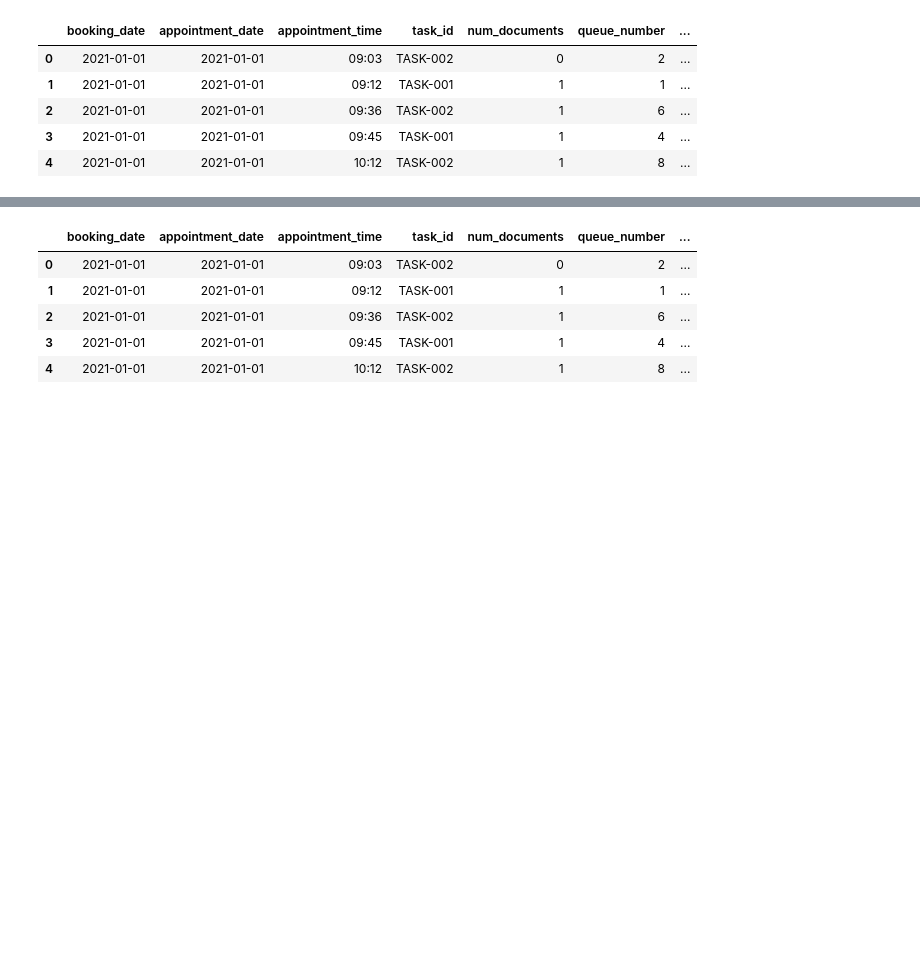
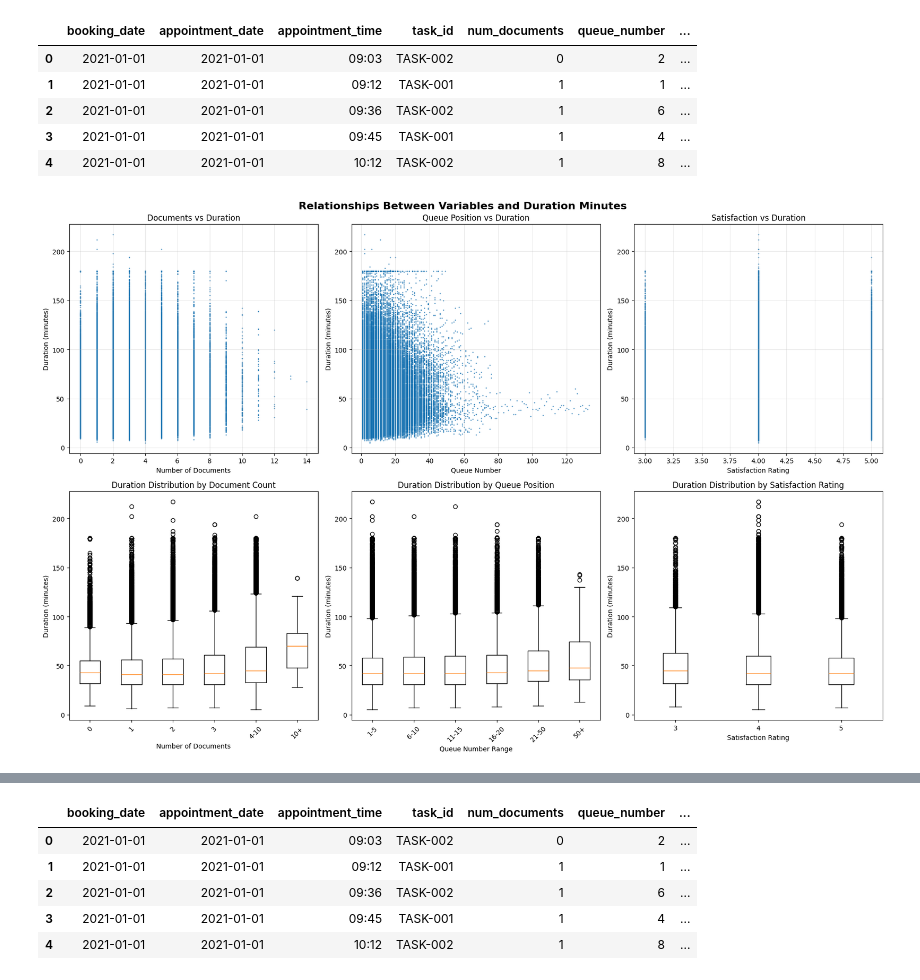
Before and after one commit to nithilanimraka/predict_smartgov_ml, a Jupyter notebook: feature_encoding.ipynb, the cells around one changed output, grey strips where cells are left out. Cells and saved outputs as stored; diff of their text form; code cells hidden in the pictures; blank space fills up the shorter version.

```diff
--- a/feature_encoding.ipynb
+++ b/feature_encoding.ipynb
@@ -62,3 +62,86 @@ df.head()
 | 2 | 2021-01-01 | 2021-01-01 | 09:36 | TASK-002 | 1 | 6 | ... |
 | 3 | 2021-01-01 | 2021-01-01 | 09:45 | TASK-001 | 1 | 4 | ... |
 | 4 | 2021-01-01 | 2021-01-01 | 10:12 | TASK-002 | 1 | 8 | ... |
+# %%
+df_analysis = pd.read_csv('data/processed/bookings_Binnings_Handled.csv')
+
+# Create comprehensive visualizations for relationships with duration_minutes
+plt.style.use('default')
+fig, axes = plt.subplots(2, 3, figsize=(18, 12))
+fig.suptitle('Relationships Between Variables and Duration Minutes', fontsize=16, fontweight='bold')
+
+# 1. Scatter plot: num_documents vs duration_minutes
+axes[0, 0].scatter(df_analysis['num_documents'], df_analysis['duration_minutes'], alpha=0.6, s=1)
+axes[0, 0].set_xlabel('Number of Documents')
+axes[0, 0].set_ylabel('Duration (minutes)')
+axes[0, 0].set_title('Documents vs Duration')
+axes[0, 0].grid(True, alpha=0.3)
+
+# 2. Scatter plot: queue_number vs duration_minutes
+axes[0, 1].scatter(df_analysis['queue_number'], df_analysis['duration_minutes'], alpha=0.6, s=1)
+axes[0, 1].set_xlabel('Queue Number')
+axes[0, 1].set_ylabel('Duration (minutes)')
+axes[0, 1].set_title('Queue Position vs Duration')
+axes[0, 1].grid(True, alpha=0.3)
+
+# 3. Scatter plot: satisfaction_rating vs duration_minutes
+axes[0, 2].scatter(df_analysis['satisfaction_rating'], df_analysis['duration_minutes'], alpha=0.6, s=1)
+axes[0, 2].set_xlabel('Satisfaction Rating')
+axes[0, 2].set_ylabel('Duration (minutes)')
+axes[0, 2].set_title('Satisfaction vs Duration')
+axes[0, 2].grid(True, alpha=0.3)
+
+# 4. Box plot: num_documents vs duration_minutes (grouped)
+df_analysis['doc_bins'] = pd.cut(df_analysis['num_documents'], bins=[-1, 0, 1, 2, 3, 10, 50],
+                                 labels=['0', '1', '2', '3', '4-10', '10+'])
+axes[1, 0].boxplot([df_analysis[df_analysis['doc_bins'] == label]['duration_minutes'].dropna()
+                     for label in df_analysis['doc_bins'].cat.categories],
+                    labels=df_analysis['doc_bins'].cat.categories)
+axes[1, 0].set_xlabel('Number of Documents')
+axes[1, 0].set_ylabel('Duration (minutes)')
+axes[1, 0].set_title('Duration Distribution by Document Count')
+axes[1, 0].tick_params(axis='x', rotation=45)
+
+# 5. Box plot: queue_number vs duration_minutes (grouped)
+df_analysis['queue_bins'] = pd.cut(df_analysis['queue_number'], bins=[0, 5, 10, 15, 20, 50, 100],
+                                   labels=['1-5', '6-10', '11-15', '16-20', '21-50', '50+'])
+axes[1, 1].boxplot([df_analysis[df_analysis['queue_bins'] == label]['duration_minutes'].dropna()
+                     for label in df_analysis['queue_bins'].cat.categories],
+                    labels=df_analysis['queue_bins'].cat.categories)
+axes[1, 1].set_xlabel('Queue Number Range')
+axes[1, 1].set_ylabel('Duration (minutes)')
+axes[1, 1].set_title('Duration Distribution by Queue Position')
+axes[1, 1].tick_params(axis='x', rotation=45)
+
+# 6. Box plot: satisfaction_rating vs duration_minutes
+axes[1, 2].boxplot([df_analysis[df_analysis['satisfaction_rating'] == rating]['duration_minutes'].dropna()
+                     for rating in sorted(df_analysis['satisfaction_rating'].unique())],
+                    labels=sorted(df_analysis['satisfaction_rating'].unique()))
+axes[1, 2].set_xlabel('Satisfaction Rating')
+axes[1, 2].set_ylabel('Duration (minutes)')
+axes[1, 2].set_title('Duration Distribution by Satisfaction Rating')
+
+plt.tight_layout()
+plt.show()
+
+# Correlation matrix
+print("\n" + "="*60)
+print("CORRELATION ANALYSIS")
+print("="*60)
+
+# Calculate correlations
+correlation_vars = ['num_documents', 'queue_number', 'satisfaction_rating', 'duration_minutes']
+correlation_matrix = df_analysis[correlation_vars].corr()
+
+# Create correlation heatmap
+plt.figure(figsize=(8, 6))
+sns.heatmap(correlation_matrix, annot=True, cmap='coolwarm', center=0,
+            square=True, linewidths=0.5, cbar_kws={'label': 'Correlation Coefficient'})
+plt.title('Correlation Matrix: Key Variables')
+plt.tight_layout()
+plt.show()
+
+# Clean up temporary columns
+df_analysis = df_analysis.drop(columns=['doc_bins', 'queue_bins'])
+# %% [output]
+[figure, added]
```
Also changed, not shown: parts of 6 cells of this notebook, 15 other files.
